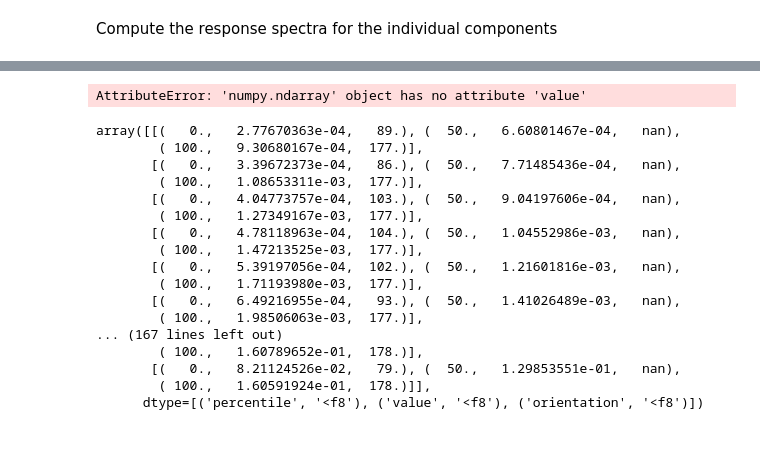
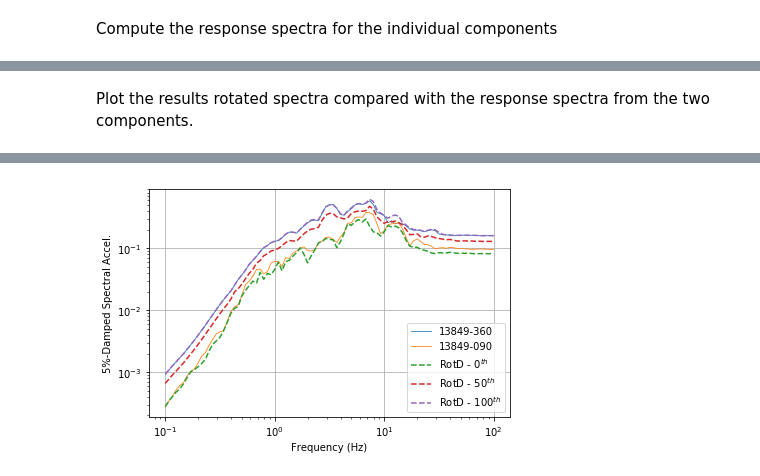
Before and after one commit to arkottke/pyrotd, a Jupyter notebook: example.ipynb, the cells around one changed output, grey strips where cells are left out. Cells and saved outputs as stored; diff of their text form; code cells hidden in the pictures; blank space fills up the shorter version.

```diff
--- a/example.ipynb
+++ b/example.ipynb
@@ -49,5 +66,5 @@ Compute the rotated response spectra
 # %%
-rot_spec_accels = pyrotd.calc_rotated_spec_accels(
+rot_osc_resps = pyrotd.calc_rotated_spec_accels(
     time_series[0]['time_step'],
     time_series[0]['accels'], time_series[1]['accels'],
     osc_freqs, osc_damping, percentiles=[0, 50, 100],
@@ -57,15 +72,20 @@ Plot the results
+# %% [markdown]
+Plot the results rotated spectra compared with the response spectra from the two components.
 # %%
 fig, ax = plt.subplots()
 
 for ts in time_series:
     ax.plot(osc_freqs, ts['spec_accels'], linewidth=0.8, label=ts['name'])
 
-for p, rsa in zip(percentiles, rot_spec_accels):
-    ax.plot(osc_freqs, rsa.value, label='RotD - %d$^{th}$' % p)
+for percentile, rot_osc_resp in rot_osc_resps:
+    ax.plot(osc_freqs, rot_osc_resp.spec_accel,
+            linestyle='--', label='RotD - %d$^{th}$' % percentile)
 
 ax.set(
-    xlabel='Frequency (Hz)', xscale='log',
+    xlabel='Frequency (Hz)', xscale='log', alpha=0.8,
     ylabel='5%-Damped Spectral Accel.', yscale='log',
 )
+ax.legend()
+ax.grid()
 fig.tight_layout()
 # %% [output]
@@ -74,21 +92 @@ fig.tight_layout()
-AttributeError: 'numpy.ndarray' object has no attribute 'value'
+[figure, added]
-# %%
-rot_spec_accels
-# %% [output]
-array([[(   0.,   2.77670363e-04,   89.), (  50.,   6.60801467e-04,   nan),
-        ( 100.,   9.30680167e-04,  177.)],
-       [(   0.,   3.39672373e-04,   86.), (  50.,   7.71485436e-04,   nan),
-        ( 100.,   1.08653311e-03,  177.)],
-       [(   0.,   4.04773757e-04,  103.), (  50.,   9.04197606e-04,   nan),
-        ( 100.,   1.27349167e-03,  177.)],
-       [(   0.,   4.78118963e-04,  104.), (  50.,   1.04552986e-03,   nan),
-        ( 100.,   1.47213525e-03,  177.)],
-       [(   0.,   5.39197056e-04,  102.), (  50.,   1.21601816e-03,   nan),
-        ( 100.,   1.71193980e-03,  177.)],
-       [(   0.,   6.49216955e-04,   93.), (  50.,   1.41026489e-03,   nan),
-        ( 100.,   1.98506063e-03,  177.)],
-... (167 lines left out)
-        ( 100.,   1.60789652e-01,  178.)],
-       [(   0.,   8.21124526e-02,   79.), (  50.,   1.29853551e-01,   nan),
-        ( 100.,   1.60591924e-01,  178.)]],
-      dtype=[('percentile', '<f8'), ('value', '<f8'), ('orientation', '<f8')])
```
Also changed, not shown: parts of 8 cells of this notebook.
